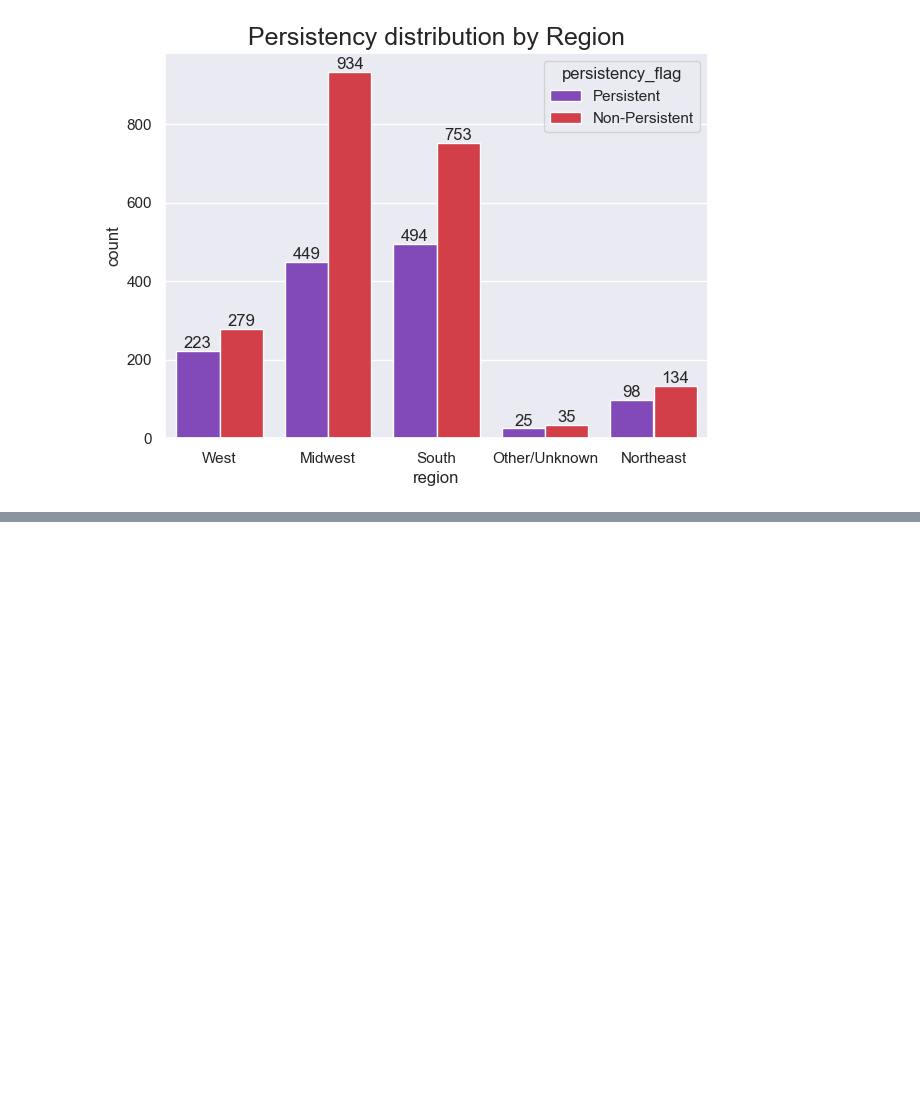
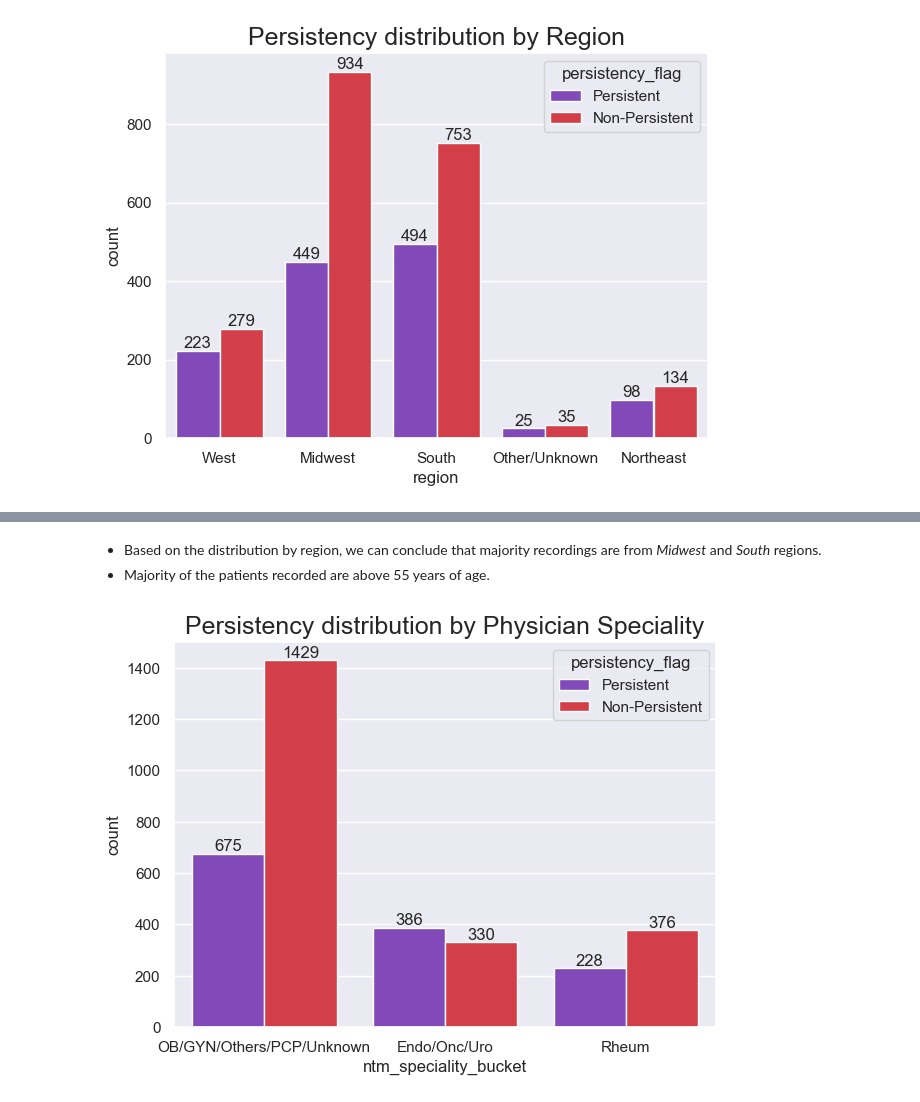
Before and after one commit to shezkh/Healthcare-Project, a Jupyter notebook: src/Data_Exploration_Ashish.ipynb, the cells around one changed output, grey strips where cells are left out. Drawn from its saved outputs; the diff is of its cells as text; code cells hidden in the pictures; blank space fills up the shorter version.

```diff
--- a/src/Data_Exploration_Ashish.ipynb
+++ b/src/Data_Exploration_Ashish.ipynb
@@ -73,0 +142,16 @@ for label in ax.containers:
+# %% [markdown]
+- Based on the distribution by region, we can conclude that majority recordings are from *Midwest* and *South* regions.
+- Majority of the patients recorded are above 55 years of age.
+# %%
+sns.set(rc = {'figure.figsize':(7,5)})
+ax = sns.countplot(x='ntm_speciality_bucket',
+                   data=drug_df,
+                   hue='persistency_flag',
+                   palette=col_pal)
+#plt.xticks(rotation=45)
+ax.set_title('Persistency distribution by Physician Speciality',
+             fontsize=18)
+for label in ax.containers:
+    ax.bar_label(label)
+# %% [output]
+[figure, added]
```
Also changed, not shown: parts of 7 cells of this notebook.
